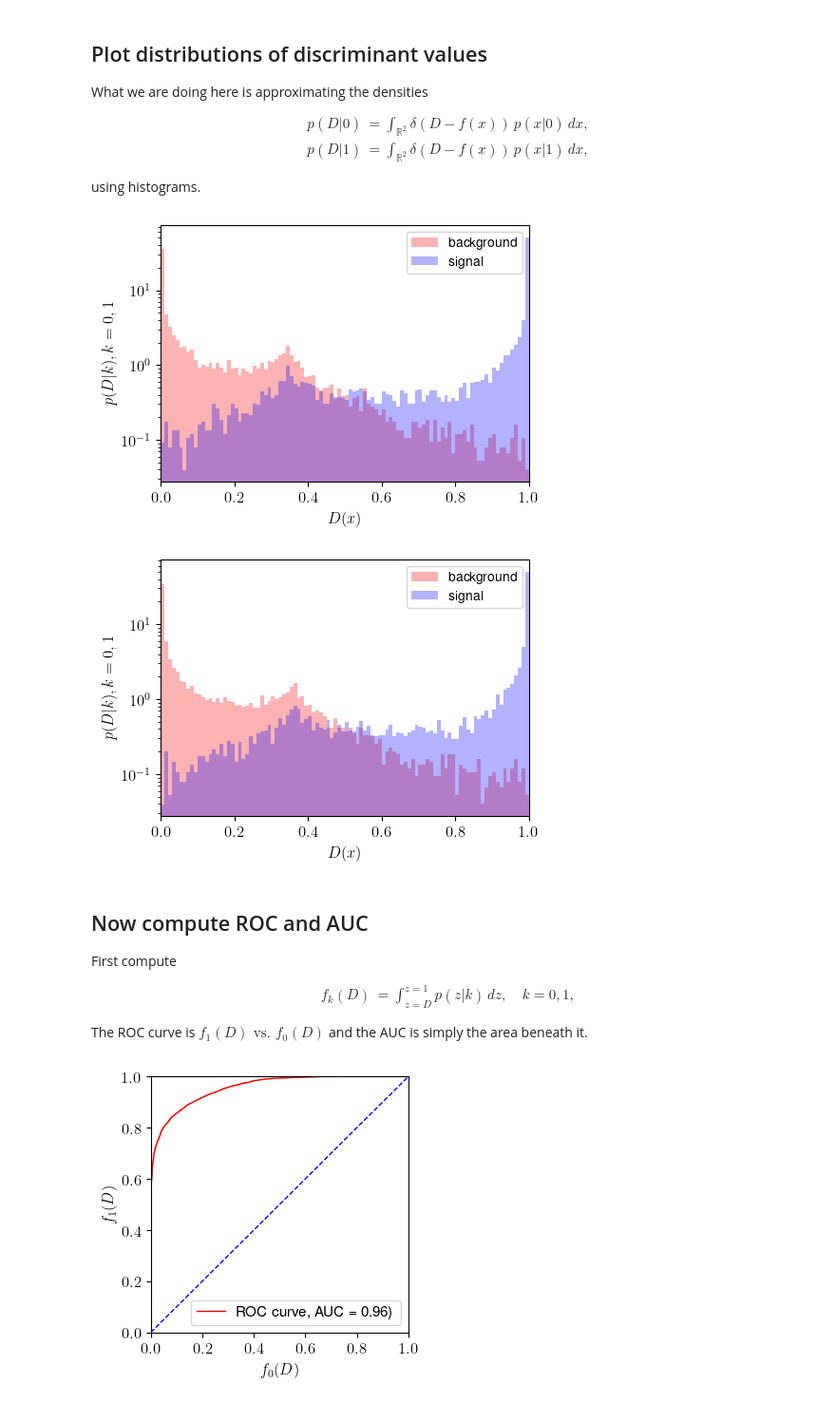
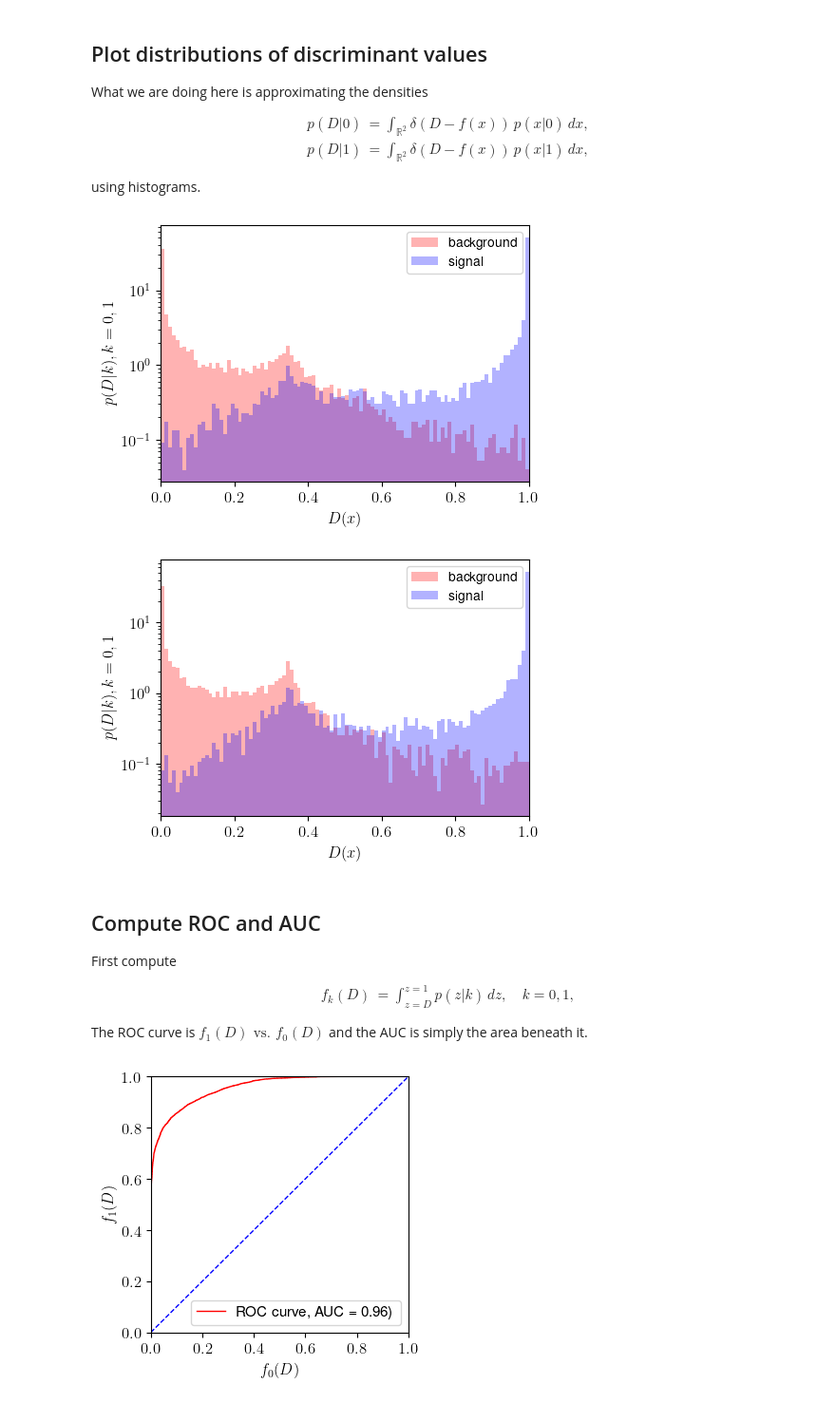
Before and after one commit to hbprosper/mlinphysics, a Jupyter notebook: Labs/Lab02/code/tutorial02_metrics.ipynb, the cells around one changed output. Shown: that part at 95% size. Saved outputs shown, nothing was run; the diff lists cells and outputs as text; code cells hidden in the pictures.

```diff
--- a/Labs/Lab02/code/tutorial02_metrics.ipynb
+++ b/Labs/Lab02/code/tutorial02_metrics.ipynb
@@ -114,0 +92,9 @@ Sequential(
+# %%
+model = mlp.FCNN(n_inputs=2, n_hidden=3, n_width=15,
+                 f_hidden=nn.SiLU, f_output=nn.Sigmoid).to(DEVICE)
+
+print('Model architecture\n')
+print(model)
+print(f'number of parameters: {mlp.number_of_parameters(model)}')
+
+model.load(PARAMS_FILE)
@@ -118,6 +119,8 @@ Sequential(
 # %%
-test_data = pd.read_csv('../data/testdata.csv')
+test_data = joblib.load('../data/test_data.pth')
 
+test_loader = dat.DataLoader(test_data,
+                             batch_size=len(test_data))
 print(len(test_data))
 
 test_data[:5]
@@ -148,0 +146,7 @@ Dapprox.shape
+# %%
+test_loader.reset()
+x, y = next(test_loader)
+y = y.squeeze()
+
+Dapprox = model(x).squeeze().detach().cpu().numpy()
+Dapprox.shape
@@ -151,10 +157,10 @@ Dapprox.shape
 # %%
 fexact = ExactDensity()
 
-X1 = X[:, 0] # extract all rows (:) of column 0
-X2 = X[:, 1] # extract all rows (:) of column 1
+x1 = x[:, 0] # extract all rows (:) of column 0
+x2 = x[:, 1] # extract all rows (:) of column 1
 
-Dexact = fexact.prob(X1, X2)
+Dexact = fexact.prob(x1, x2)
 
 Dexact.shape
 # %% [output]
@@ -211,13 +217,13 @@ def plot_distribution(D, y,
     plt.savefig("D_distribution.png")
     plt.show()
 # %%
-plot_distribution(Dexact, Y)
-plot_distribution(Dapprox, Y)
+plot_distribution(Dexact, y)
+plot_distribution(Dapprox, y)
 # %% [output]
 [figure]
-[figure, old version]
+[figure, new version]
 # %% [markdown]
-## Now compute ROC and AUC
+## Compute ROC and AUC
 
 First compute
 
```
Also changed, not shown: parts of 12 cells of this notebook, 7 other files.
